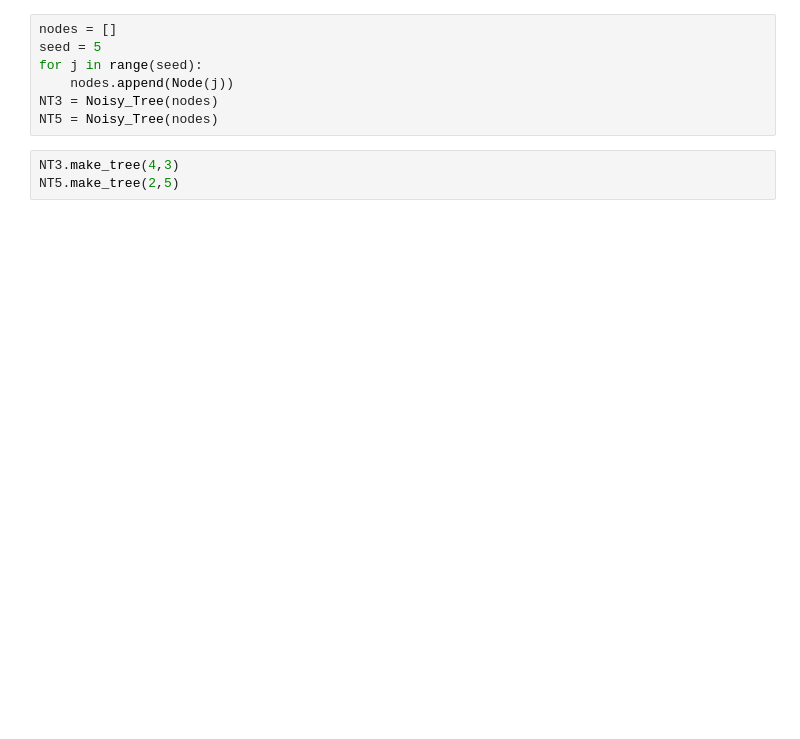
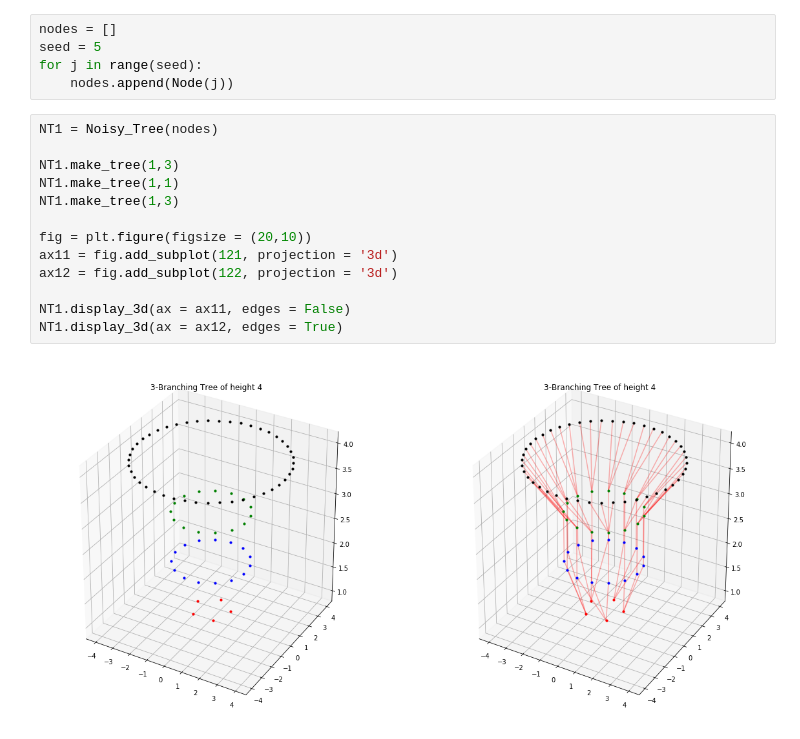
Before and after one commit to ulgenklc/Complex-Contagions, a Jupyter notebook: Excitations_python/Experiments/Noisy_tree_excitation.ipynb, the cells around one changed output. Saved outputs shown, nothing was run; the diff lists cells and outputs as text; blank space fills up the shorter version.

```diff
--- a/Excitations_python/Experiments/Noisy_tree_excitation.ipynb
+++ b/Excitations_python/Experiments/Noisy_tree_excitation.ipynb
@@ -118,8 +151,18 @@ nodes = []
 seed = 5
 for j in range(seed):
     nodes.append(Node(j))
-NT3 = Noisy_Tree(nodes)
-NT5 = Noisy_Tree(nodes)
-# %%
-NT3.make_tree(4,3)
-NT5.make_tree(2,5)
+# %%
+NT1 = Noisy_Tree(nodes)
+
+NT1.make_tree(1,3)
+NT1.make_tree(1,1)
+NT1.make_tree(1,3)
+
+fig = plt.figure(figsize = (20,10))
+ax11 = fig.add_subplot(121, projection = '3d')
+ax12 = fig.add_subplot(122, projection = '3d')
+
+NT1.display_3d(ax = ax11, edges = False)
+NT1.display_3d(ax = ax12, edges = True)
+# %% [output]
+[figure, added]
```
Also changed, not shown: parts of 8 cells of this notebook, 10 other files.
